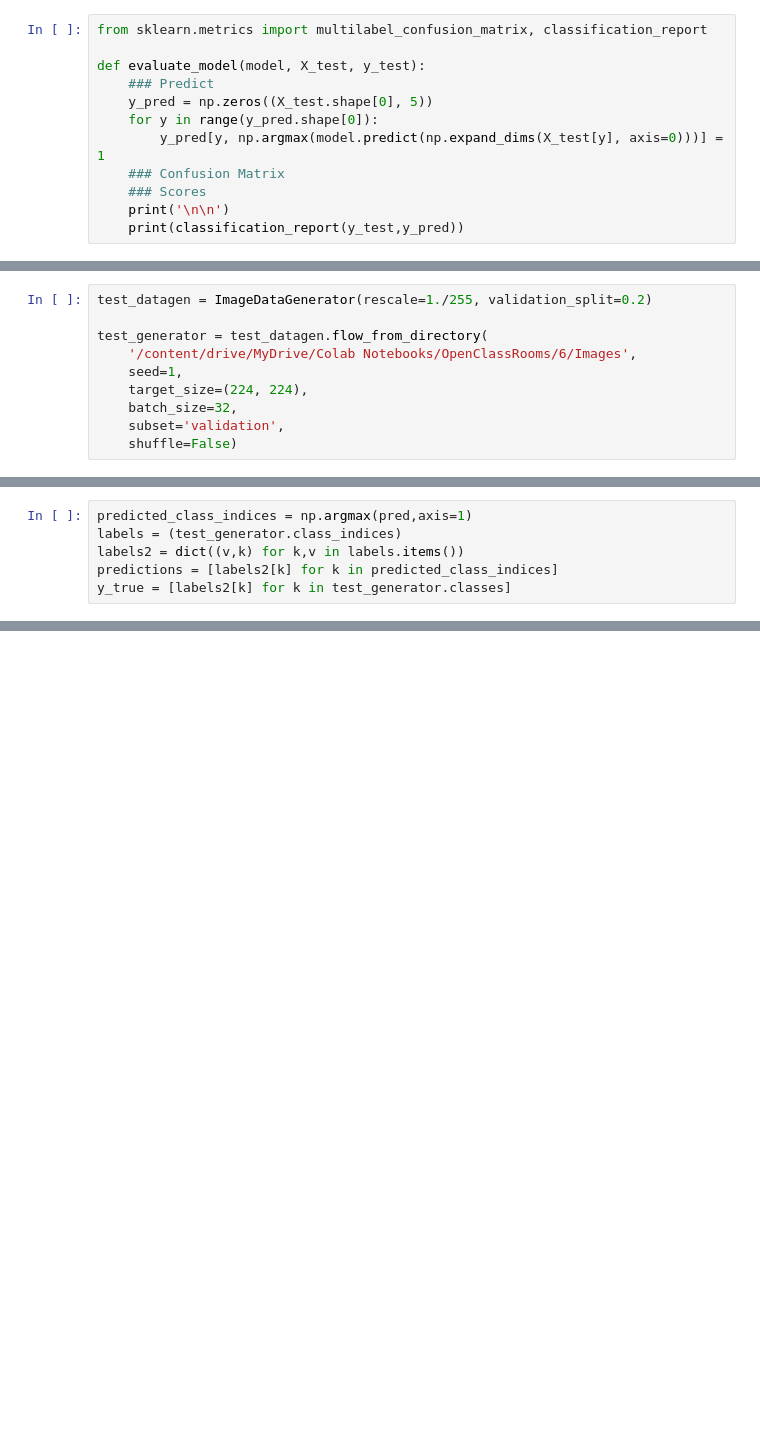
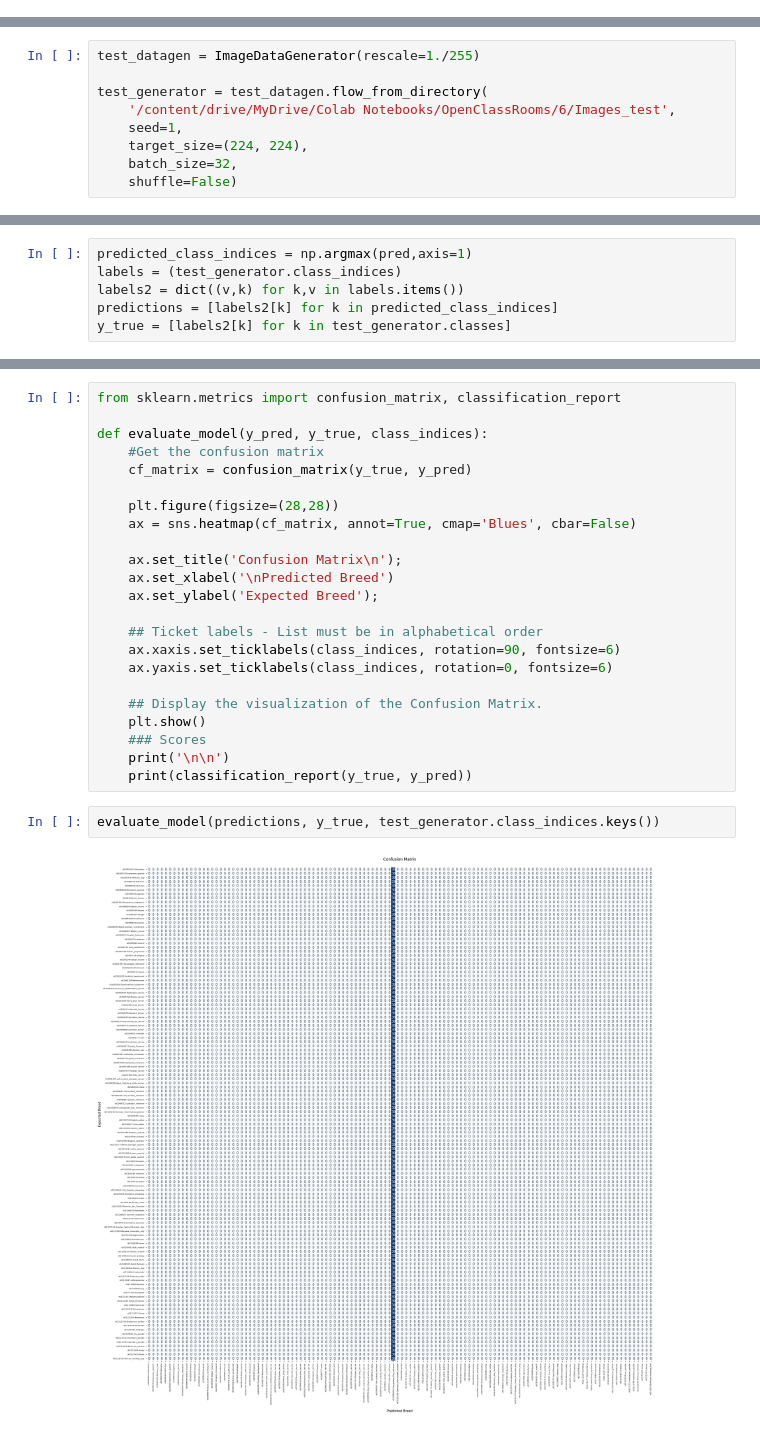
Before and after one commit to VincentNFR/openclassrooms_p06, a Jupyter notebook: model_from_scratch.ipynb, the cells around one changed output, grey strips where cells are left out. Saved outputs shown, nothing was run; the diff lists cells and outputs as text; blank space fills up the shorter version.

```diff
--- a/model_from_scratch.ipynb
+++ b/model_from_scratch.ipynb
@@ -18,14 +18,2 @@ Drive already mounted at /content/drive/; to attempt to forcibly remount, call d
 # %% [markdown]
 # Evaluation des modèles
-# %%
-from sklearn.metrics import multilabel_confusion_matrix, classification_report
-
-def evaluate_model(model, X_test, y_test):
-    ### Predict
-    y_pred = np.zeros((X_test.shape[0], 5))
-    for y in range(y_pred.shape[0]):
-        y_pred[y, np.argmax(model.predict(np.expand_dims(X_test[y], axis=0)))] = 1
-    ### Confusion Matrix
-    ### Scores
-    print('\n\n')
-    print(classification_report(y_test,y_pred))
@@ -275,13 +286,12 @@ Trainable params: 107,082,872
 Non-trainable params: 0
 _________________________________________________________________
 # %%
-test_datagen = ImageDataGenerator(rescale=1./255, validation_split=0.2)
+test_datagen = ImageDataGenerator(rescale=1./255)
 
 test_generator = test_datagen.flow_from_directory(
-    '/content/drive/MyDrive/Colab Notebooks/OpenClassRooms/6/Images',
+    '/content/drive/MyDrive/Colab Notebooks/OpenClassRooms/6/Images_test',
     seed=1,
     target_size=(224, 224),
     batch_size=32,
-    subset='validation',
     shuffle=False)
 # %% [output]
@@ -318,0 +309,27 @@ print(classification_report(y_true,predictions))
+# %%
+from sklearn.metrics import confusion_matrix, classification_report
+
+def evaluate_model(y_pred, y_true, class_indices):
+    #Get the confusion matrix
+    cf_matrix = confusion_matrix(y_true, y_pred)
+
+    plt.figure(figsize=(28,28))
+    ax = sns.heatmap(cf_matrix, annot=True, cmap='Blues', cbar=False)
+
+    ax.set_title('Confusion Matrix\n');
+    ax.set_xlabel('\nPredicted Breed')
+    ax.set_ylabel('Expected Breed');
+
+    ## Ticket labels - List must be in alphabetical order
+    ax.xaxis.set_ticklabels(class_indices, rotation=90, fontsize=6)
+    ax.yaxis.set_ticklabels(class_indices, rotation=0, fontsize=6)
+
+    ## Display the visualization of the Confusion Matrix.
+    plt.show()
+    ### Scores
+    print('\n\n')
+    print(classification_report(y_true, y_pred))
+# %%
+evaluate_model(predictions, y_true, test_generator.class_indices.keys())
+# %% [output]
+[figure, added]
```
Also changed, not shown: parts of 13 cells of this notebook.
